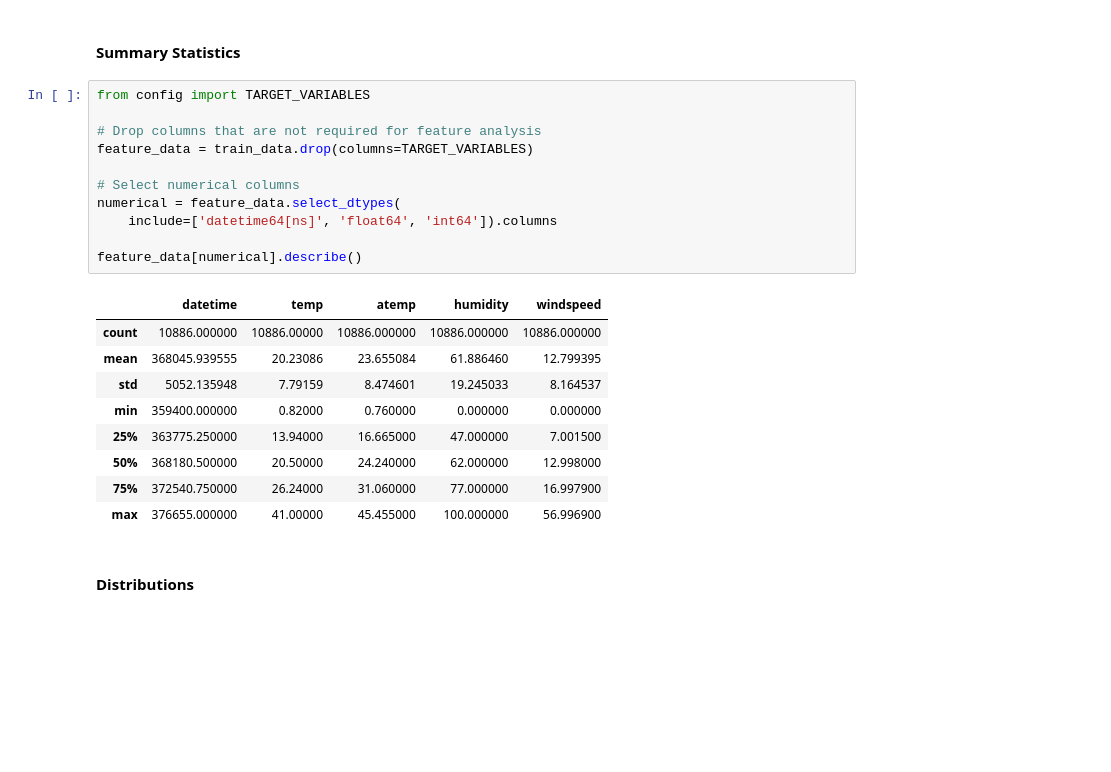
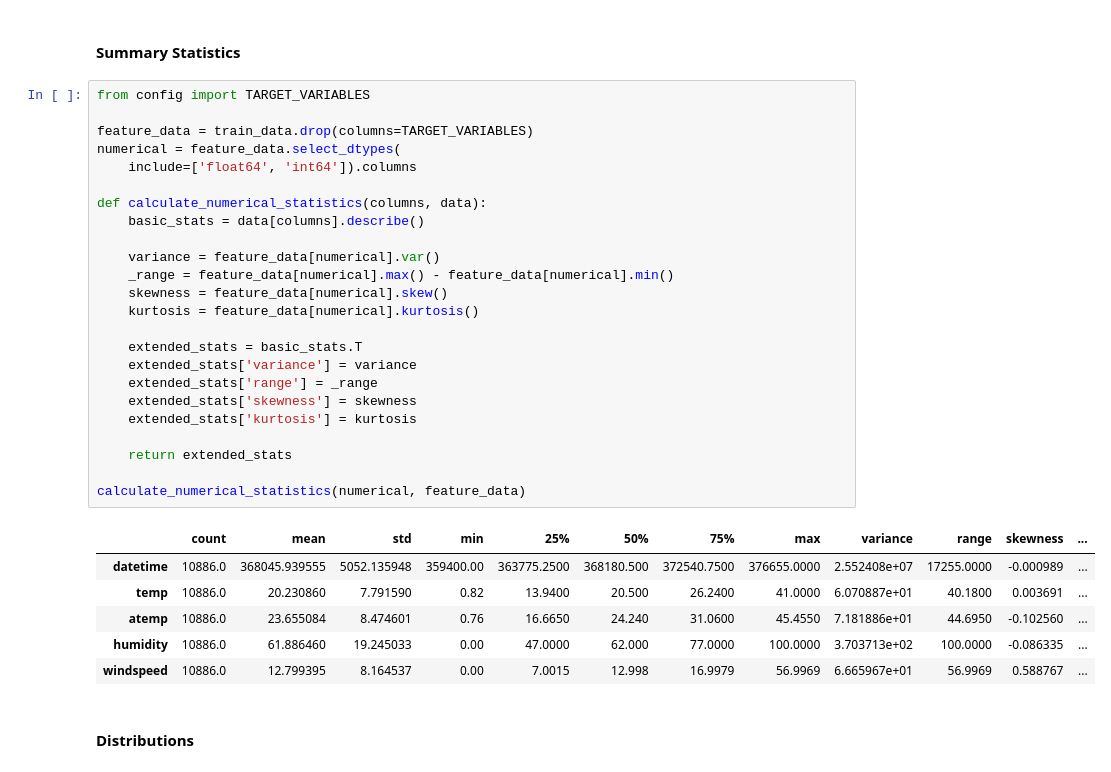
Before and after one commit to jay-watt/bike_sharing, a Jupyter notebook: noteboooks/data_exploration.ipynb, the cells around one changed output. Saved outputs shown, nothing was run; the diff lists cells and outputs as text; blank space fills up the shorter version.

Commit message:
Incorporate skewness and kurtosis calculations into summary statistics

```diff
--- a/noteboooks/data_exploration.ipynb
+++ b/noteboooks/data_exploration.ipynb
@@ -194,27 +156,37 @@ data_types_after_processing_df
 ## Univariate Analysis of Numerical Features
 # %% [markdown]
 #### Summary Statistics
-# %%
-from config import TARGET_VARIABLES
-
-# Drop columns that are not required for feature analysis
-feature_data = train_data.drop(columns=TARGET_VARIABLES)
-
-# Select numerical columns
-numerical = feature_data.select_dtypes(
-    include=['datetime64[ns]', 'float64', 'int64']).columns
-
-feature_data[numerical].describe()
-# %% [output]
-|  | datetime | temp | atemp | humidity | windspeed |
-| count | 10886.000000 | 10886.00000 | 10886.000000 | 10886.000000 | 10886.000000 |
-| mean | 368045.939555 | 20.23086 | 23.655084 | 61.886460 | 12.799395 |
-| std | 5052.135948 | 7.79159 | 8.474601 | 19.245033 | 8.164537 |
-| min | 359400.000000 | 0.82000 | 0.760000 | 0.000000 | 0.000000 |
-| 25% | 363775.250000 | 13.94000 | 16.665000 | 47.000000 | 7.001500 |
-| 50% | 368180.500000 | 20.50000 | 24.240000 | 62.000000 | 12.998000 |
-| 75% | 372540.750000 | 26.24000 | 31.060000 | 77.000000 | 16.997900 |
-| max | 376655.000000 | 41.00000 | 45.455000 | 100.000000 | 56.996900 |
+# %%
+from config import TARGET_VARIABLES
+
+feature_data = train_data.drop(columns=TARGET_VARIABLES)
+numerical = feature_data.select_dtypes(
+    include=['float64', 'int64']).columns
+
+def calculate_numerical_statistics(columns, data):
+    basic_stats = data[columns].describe()
+
+    variance = feature_data[numerical].var()
+    _range = feature_data[numerical].max() - feature_data[numerical].min()
+    skewness = feature_data[numerical].skew()
+    kurtosis = feature_data[numerical].kurtosis()
+
+    extended_stats = basic_stats.T
+    extended_stats['variance'] = variance
+    extended_stats['range'] = _range
+    extended_stats['skewness'] = skewness
+    extended_stats['kurtosis'] = kurtosis
+
+    return extended_stats
+
+calculate_numerical_statistics(numerical, feature_data)
+# %% [output]
+|  | count | mean | std | min | 25% | 50% | 75% | max | variance | range | skewness | ... |
+| datetime | 10886.0 | 368045.939555 | 5052.135948 | 359400.00 | 363775.2500 | 368180.500 | 372540.7500 | 376655.0000 | 2.552408e+07 | 17255.0000 | -0.000989 | ... |
+| temp | 10886.0 | 20.230860 | 7.791590 | 0.82 | 13.9400 | 20.500 | 26.2400 | 41.0000 | 6.070887e+01 | 40.1800 | 0.003691 | ... |
+| atemp | 10886.0 | 23.655084 | 8.474601 | 0.76 | 16.6650 | 24.240 | 31.0600 | 45.4550 | 7.181886e+01 | 44.6950 | -0.102560 | ... |
+| humidity | 10886.0 | 61.886460 | 19.245033 | 0.00 | 47.0000 | 62.000 | 77.0000 | 100.0000 | 3.703713e+02 | 100.0000 | -0.086335 | ... |
+| windspeed | 10886.0 | 12.799395 | 8.164537 | 0.00 | 7.0015 | 12.998 | 16.9979 | 56.9969 | 6.665967e+01 | 56.9969 | 0.588767 | ... |
 # %% [markdown]
 #### Distributions
 # %%
```
Also changed, not shown: parts of 24 cells of this notebook.
